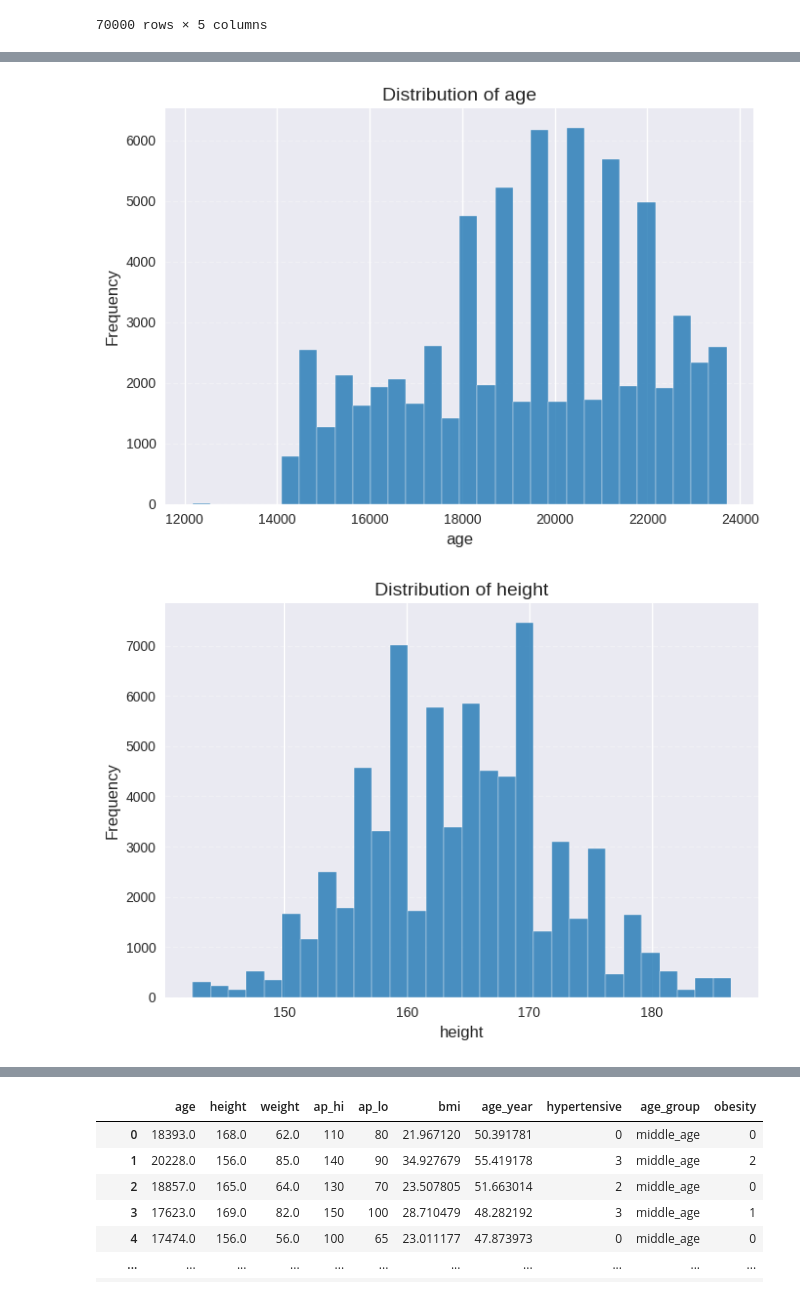
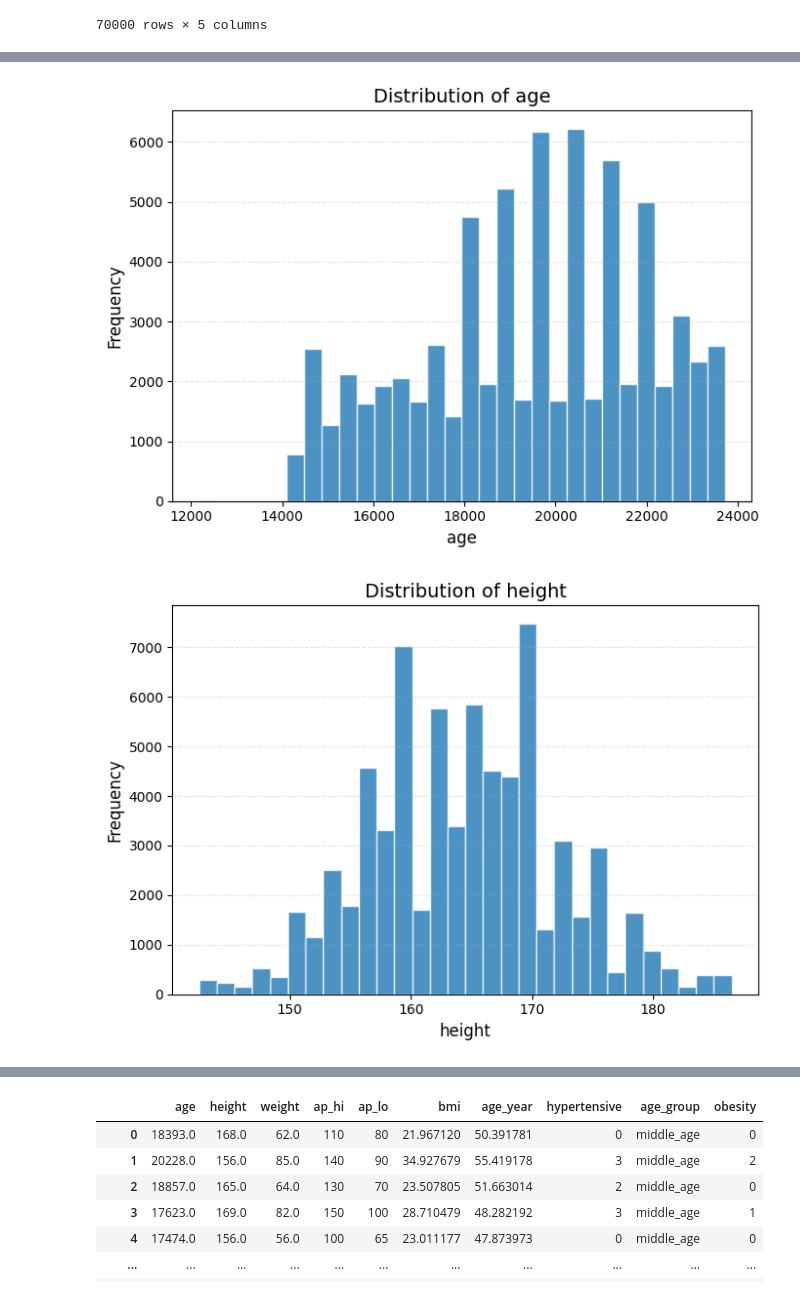
Before and after one commit to Abdulbasit4422/Cardiovascular-Disease-Prediction-Model, a Jupyter notebook: cardiovascular-diseases-prediction-model.ipynb, the cells around one changed output, grey strips where cells are left out. Drawn from its saved outputs; the diff is of its cells as text; code cells hidden in the pictures.

```diff
--- a/cardiovascular-diseases-prediction-model.ipynb
+++ b/cardiovascular-diseases-prediction-model.ipynb
@@ -21,5 +19,5 @@ for dirname, _, filenames in os.walk('/kaggle/input'):
 # %%
-df = pd.read_csv('/kaggle/input/cardiovascular-disease-dataset/cardio_train.csv', sep=';')
+df = pd.read_csv("cardio_train.csv", sep=';')
 df.head ()
 # %% [output]
 |  | id | age | gender | height | weight | ap_hi | ap_lo | cholesterol | gluc | smoke | alco | ... |
@@ -315,7 +313,7 @@ subjective = ['age', 'height', 'weight']
 import matplotlib.pyplot as plt
 
 # Set style for better visuals
-plt.style.use('seaborn')
+#plt.style.use('seaborn')
 
 # Loop through columns and plot
 for col in subjective:
@@ -458,32 +456,32 @@ for columns in bp:
 # %%
 import matplotlib.pyplot as plt
 
 # Set style for better visuals
-plt.style.use('seaborn')
+#plt.style.use('seaborn')
 
 # Loop through columns
 for col in subjective:
     # Create figure
     plt.figure(figsize=(7, 5))
 
     # Create histogram with customizations
     plt.hist(num_data[col],
              bins=30,
              color='#1f77b4',  # Nice blue color
              edgecolor='white', # White edges on bars
              alpha=0.8)        # Slight transparency
 
     # Add labels and title
     plt.title(f'Distribution of {col}', fontsize=14)
     plt.xlabel(col, fontsize=12)
     plt.ylabel('Frequency', fontsize=12)
 
     # Add grid lines
     plt.grid(axis='y', alpha=0.3, linestyle='--')
 
     # Adjust layout and display
     plt.tight_layout()
     plt.show()
 # %% [output]
-[figure, old version]
+[figure, new version]
-[figure, old version]
+[figure, new version]
```
Also changed, not shown: parts of 14 cells of this notebook, 6 other files.
